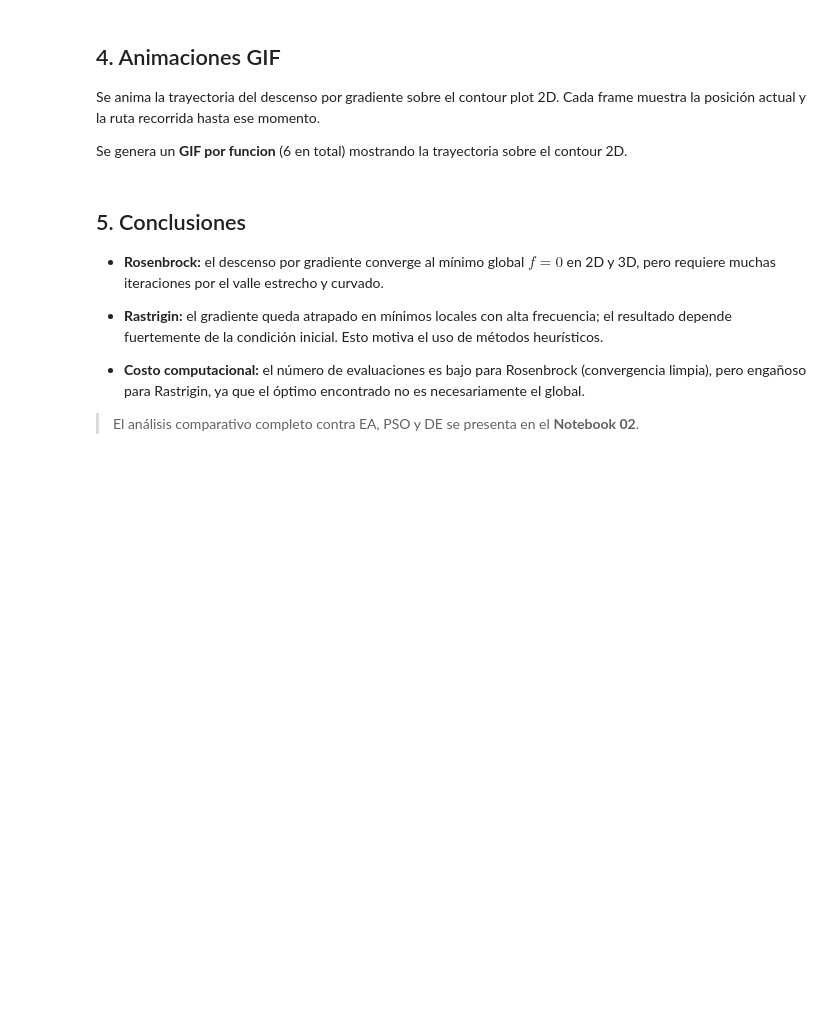
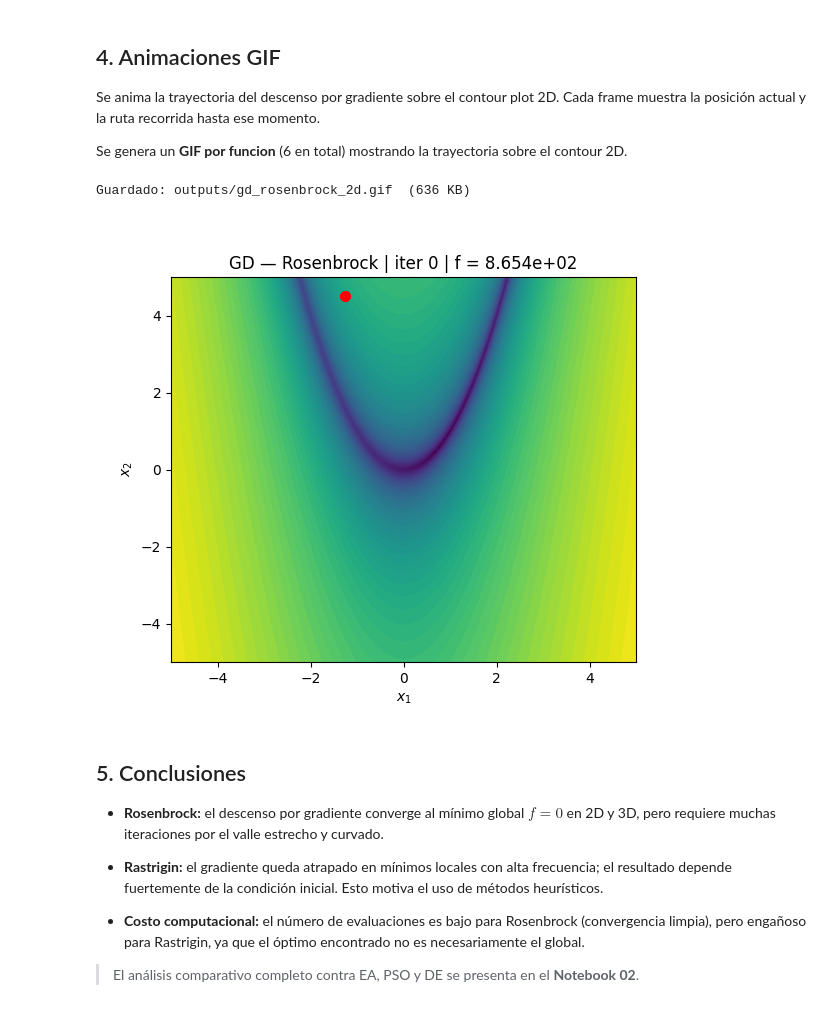
Before and after one commit to AndresGuido9820/optimizacion-metaheuristicas, a Jupyter notebook: notebooks/01_funciones_gradiente.ipynb, the cells around one changed output. Cells and saved outputs as stored; diff of their text form; code cells hidden in the pictures; blank space fills up the shorter version.

```diff
--- a/notebooks/01_funciones_gradiente.ipynb
+++ b/notebooks/01_funciones_gradiente.ipynb
@@ -359,16 +429,18 @@ def descenso_gradiente(f, gf, x0):
 Condición inicial aleatoria uniforme en $[-5, 5]^n$ para cada combinación de función y dimensión.
 # %%
 resultados_gd = {}
-print(f'{"Función":<12} {"Dim":>4} {"f*":>12} {"Iteraciones":>12} {"Evaluaciones":>13}')
+print(f'{"Funcion":<12} {"Dim":>4} {"f*":>12} {"Iteraciones":>12} {"Evaluaciones":>13}')
 print('-' * 56)
 
 SOLO_2D = {'Goldstein-Price', 'Camel 6-hump'}
 
 for nombre, f, gf in CONFIGS:
     resultados_gd[nombre] = {}
+    lo, hi = BOUNDS_OPT_FUNC[nombre]
     dims = [2] if nombre in SOLO_2D else [2, 3]
     for ndim in dims:
-        x0  = np.random.uniform(*BOUNDS_OPT, ndim)
-        res = descenso_gradiente(f, gf, x0)
+        x0  = np.random.uniform(lo, hi, ndim)
+        res = descenso_gradiente(f, x0, lo, hi)
         resultados_gd[nombre][ndim] = res
-        print(f'{nombre:<12} {ndim:>4} {res["f_final"]:>12.4e} {res["n_iter"]:>12} {res["n_evals"]:>13}')
+        print(f'{nombre:<12} {ndim:>4} {res["f_final"]:>12.4e} '
+              f'{res["n_iter"]:>12} {res["n_evals"]:>13}')
@@ -507,46 +569,51 @@ Cada frame muestra la posición actual y la ruta recorrida hasta ese momento.
 
 Se genera un **GIF por funcion** (6 en total) mostrando la trayectoria sobre el contour 2D.
 # %%
-def animar_descenso(f, gf, nombre, seed=SEED):
-    """Genera GIF de la trayectoria del GD sobre el contour 2D."""
+def animar_descenso(f, nombre, seed=SEED):
+    """Genera GIF de la trayectoria del GD proyectado sobre el contour 2D."""
     np.random.seed(seed)
-    res  = descenso_gradiente(f, gf, np.random.uniform(*BOUNDS_OPT, 2))
+    lo, hi = BOUNDS_OPT_FUNC[nombre]
+    res  = descenso_gradiente(f, np.random.uniform(lo, hi, 2), lo, hi)
     tray = res['trayectoria']
     hist = res['historial_f']
 
-    X, Y, Z = grids[nombre]          # reutiliza grid ya calculado
+    X, Y, Z = grids[nombre]
     fig, ax = plt.subplots(figsize=(6, 5))
     ax.contourf(X, Y, np.log1p(Z), levels=60, cmap='viridis')
     ax.set_xlabel('$x_1$')
     ax.set_ylabel('$x_2$')
-    ax.set_xlim(BOUNDS_2D)
-    ax.set_ylim(BOUNDS_2D)
+    ax.set_xlim(lo, hi)
+    ax.set_ylim(lo, hi)
 
     linea,  = ax.plot([], [], 'w-', lw=1.5, alpha=0.85)
     punto,  = ax.plot([], [], 'ro', ms=7)
     titulo  = ax.set_title('')
-    indices = np.linspace(0, len(tray) - 1, GIF_FRAMES, dtype=int)
+    indices = np.linspace(0, len(tray) - 1, min(GIF_FRAMES, len(tray)), dtype=int)
 
     def actualizar(k):
         idx = indices[k]
         linea.set_data(tray[:idx+1, 0], tray[:idx+1, 1])
         punto.set_data([tray[idx, 0]], [tray[idx, 1]])
         titulo.set_text(f'GD — {nombre} | iter {idx} | f = {hist[min(idx, len(hist)-1)]:.3e}')
         return linea, punto, titulo
 
     ani = animation.FuncAnimation(
-        fig, actualizar, frames=GIF_FRAMES,
+        fig, actualizar, frames=len(indices),
         init_func=lambda: (linea, punto, titulo), blit=True
     )
     ruta = 'outputs/gd_' + nombre.lower().replace(' ', '_') + '_2d.gif'
     ani.save(ruta, writer='pillow', fps=GIF_FPS)
     plt.close()
     print(f'Guardado: {ruta}  ({Path(ruta).stat().st_size // 1024} KB)')
     return ruta
 
 
-for nombre, f, gf in CONFIGS:
-    display(Image(animar_descenso(f, gf, nombre)))
+# El enunciado pide animar un solo caso: usamos Rosenbrock 2D (valle estrecho),
+# el mas ilustrativo del comportamiento del descenso por gradiente.
+display(Image(animar_descenso(rosenbrock, 'Rosenbrock')))
+# %% [output]
+Guardado: outputs/gd_rosenbrock_2d.gif  (636 KB)
+[figure, added]
 # %% [markdown]
 ## 5. Conclusiones
 
```
Also changed, not shown: parts of 20 cells of this notebook, 24 other files.
